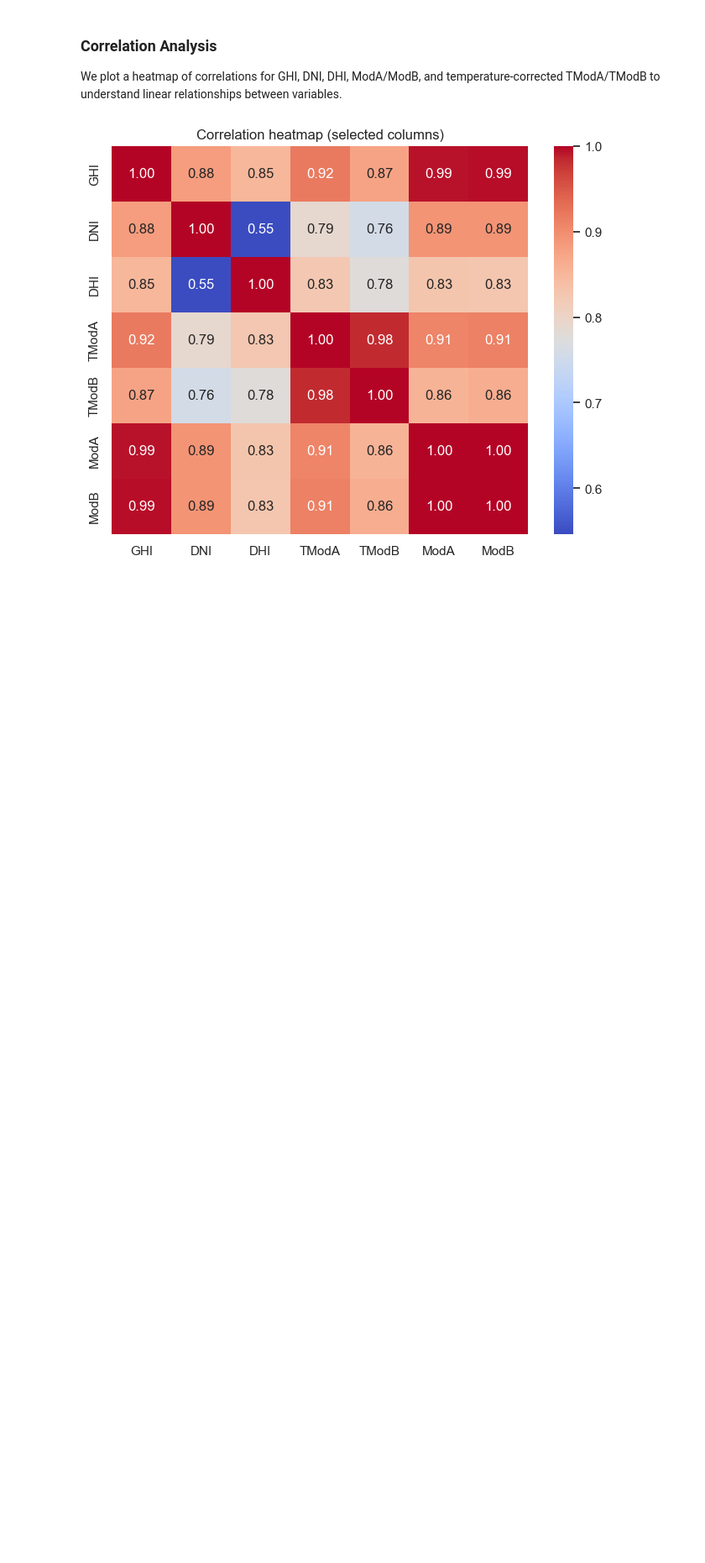
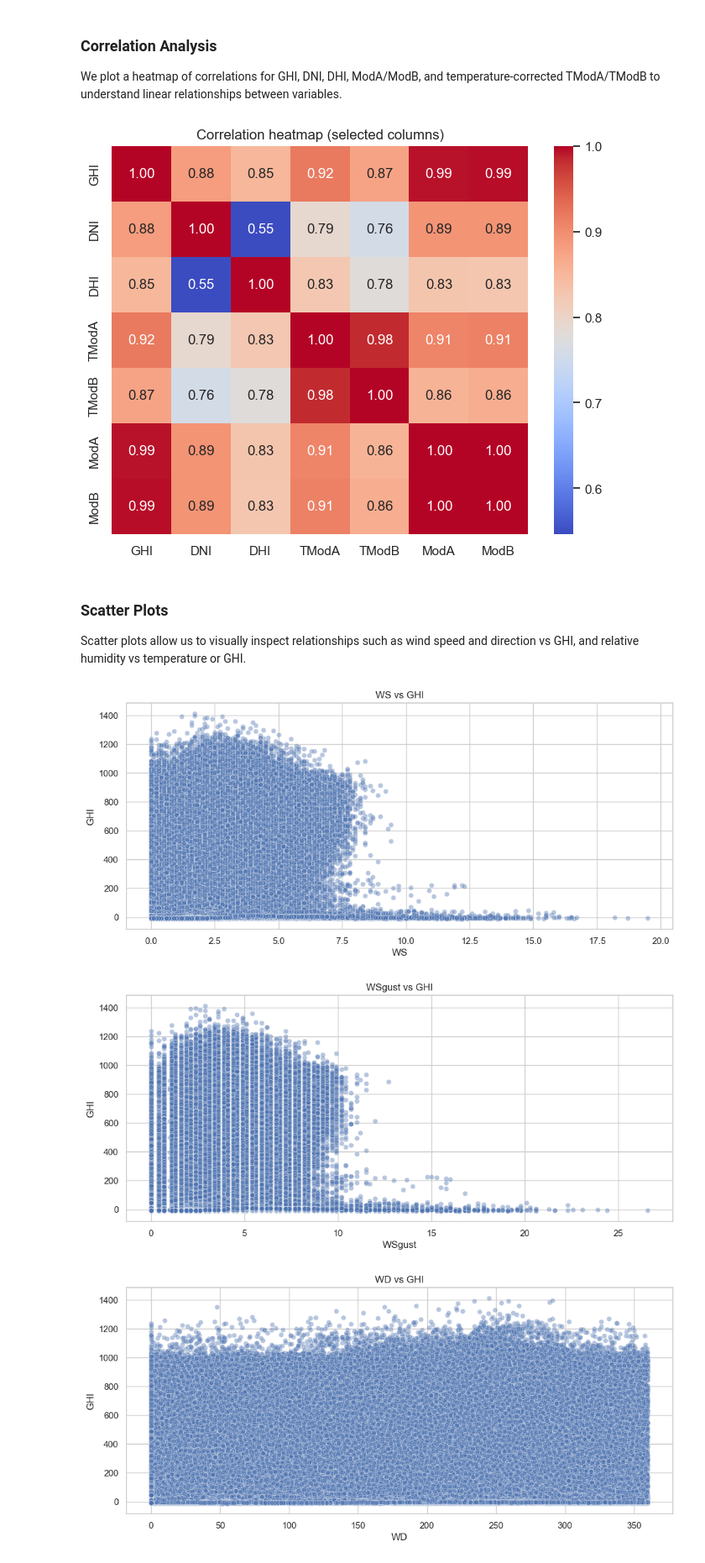
Before and after one commit to Ruhama-Beshada/solar-challenge-week0, a Jupyter notebook: notebook/benin_eda.ipynb, the cells around one changed output. Shown at 84% size. Drawn from its saved outputs; the diff is of its cells as text; code cells hidden in the pictures; blank space fills up the shorter version.

Commit message:
EDA: Scatter plots for WS, WSgust, WD, RH relationships

```diff
--- a/notebook/benin_eda.ipynb
+++ b/notebook/benin_eda.ipynb
@@ -298,3 +298,27 @@ else:
     print("No correlation columns available for heatmap.")
 # %% [output]
 [figure]
+# %% [markdown]
+### Scatter Plots
+Scatter plots allow us to visually inspect relationships such as wind speed and direction vs GHI, and relative humidity vs temperature or GHI.
+# %%
+if 'GHI' in df_clean.columns:
+    for xcol in ['WS','WSgust','WD']:
+        if xcol in df_clean.columns:
+            sns.scatterplot(data=df_clean, x=xcol, y='GHI', alpha=0.4)
+            plt.title(f"{xcol} vs GHI")
+            plt.show()
+
+if 'RH' in df_clean.columns:
+    if 'Tamb' in df_clean.columns:
+        sns.scatterplot(data=df_clean, x='RH', y='Tamb', alpha=0.5)
+        plt.title("RH vs Tamb")
+        plt.show()
+    if 'GHI' in df_clean.columns:
+        sns.scatterplot(data=df_clean, x='RH', y='GHI', alpha=0.5)
+        plt.title("RH vs GHI")
+        plt.show()
+# %% [output]
+[figure, added]
+[figure, added]
+[figure, added]
```
Also changed, not shown: parts of 1 cell of this notebook.
